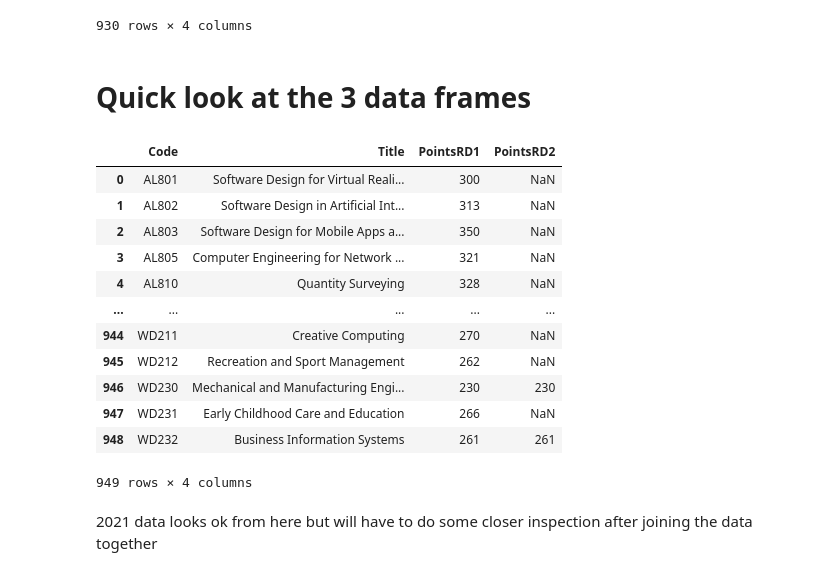
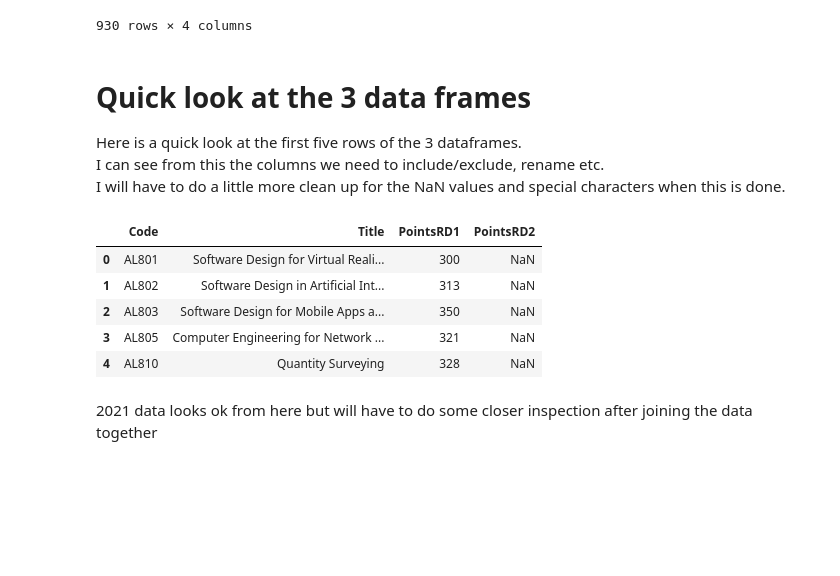
Before and after one commit to Lynch08/Fundementals_Of_Data_Analysis, a Jupyter notebook: CAO Points/new.ipynb, the cells around one changed output. Saved outputs shown, nothing was run; the diff lists cells and outputs as text; code cells hidden in the pictures; blank space fills up the shorter version.

```diff
--- a/CAO Points/new.ipynb
+++ b/CAO Points/new.ipynb
@@ -337,22 +344,20 @@ path2019 = 'data/cao2019_' + nowstr + '.csv'
 df2019.to_csv(path2019)
 # %% [markdown]
 # Quick look at the 3 data frames
+
+Here is a quick look at the first five rows of the 3 dataframes.
+I can see from this the columns we need to include/exclude, rename etc.
+I will have to do a little more clean up for the NaN values and special characters when this is done.
 # %%
-df2021
+# Dataframe for 2021
+df2021.head()
 # %% [output]
 |  | Code | Title | PointsRD1 | PointsRD2 |
 | 0 | AL801 | Software Design for Virtual Reali... | 300 | NaN |
 | 1 | AL802 | Software Design in Artificial Int... | 313 | NaN |
 | 2 | AL803 | Software Design for Mobile Apps a... | 350 | NaN |
 | 3 | AL805 | Computer Engineering for Network ... | 321 | NaN |
 | 4 | AL810 | Quantity Surveying | 328 | NaN |
-| ... | ... | ... | ... | ... |
-| 944 | WD211 | Creative Computing | 270 | NaN |
-| 945 | WD212 | Recreation and Sport Management | 262 | NaN |
-| 946 | WD230 | Mechanical and Manufacturing Engi... | 230 | 230 |
-| 947 | WD231 | Early Childhood Care and Education | 266 | NaN |
-| 948 | WD232 | Business Information Systems | 261 | 261 |
-949 rows × 4 columns
 # %% [markdown]
 2021 data looks ok from here but will have to do some closer inspection after joining the data together
 # %%
```
Also changed, not shown: parts of 59 cells of this notebook, 5 other files.
